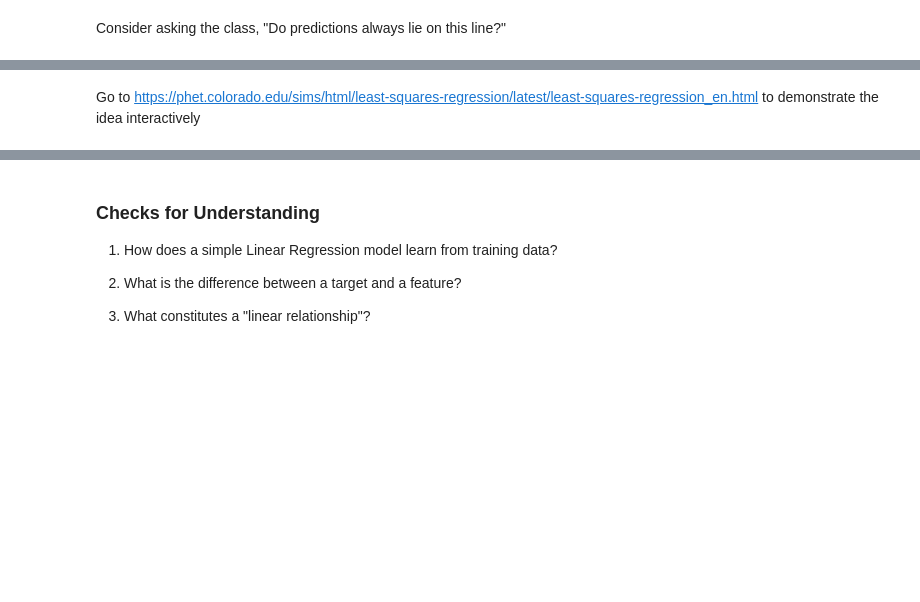
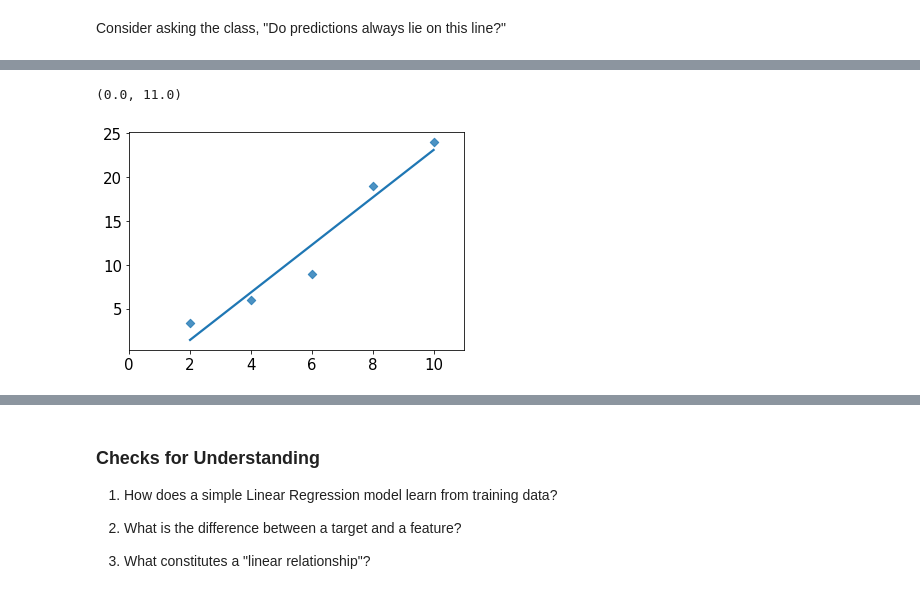
Before and after one commit to seanreed1111/dai-regression, a Jupyter notebook: lecture/py-linear-models-intro.ipynb, the cells around one changed output, grey strips where cells are left out. Drawn from its saved outputs; the diff is of its cells as text; code cells hidden in the pictures; blank space fills up the shorter version.

```diff
--- a/lecture/py-linear-models-intro.ipynb
+++ b/lecture/py-linear-models-intro.ipynb
@@ -140,2 +134,13 @@ This is clearly not linear. Without doing more processing to your data, this exa
-# %% [markdown]
-Go to https://phet.colorado.edu/sims/html/least-squares-regression/latest/least-squares-regression_en.html to demonstrate the idea interactively
+# %%
+# This is "linear enough" to be valuable and will produce pretty good predictions.
+# Note: sns.regplot() will automatically draw a straight line of 'best fit' on top of our datapoint.
+# We will learn how to compute the equation of this line a bit later.
+
+x,y = np.array([2,4,6,8,10]), np.array([3.4,6,9,19,24])
+
+
+ax = sns.regplot(x=x, y=y, ci=None, marker='D')
+ax.set_xlim(0,11)
+# %% [output]
+(0.0, 11.0)
+[figure, added]
```
Also changed, not shown: parts of 23 cells of this notebook.
